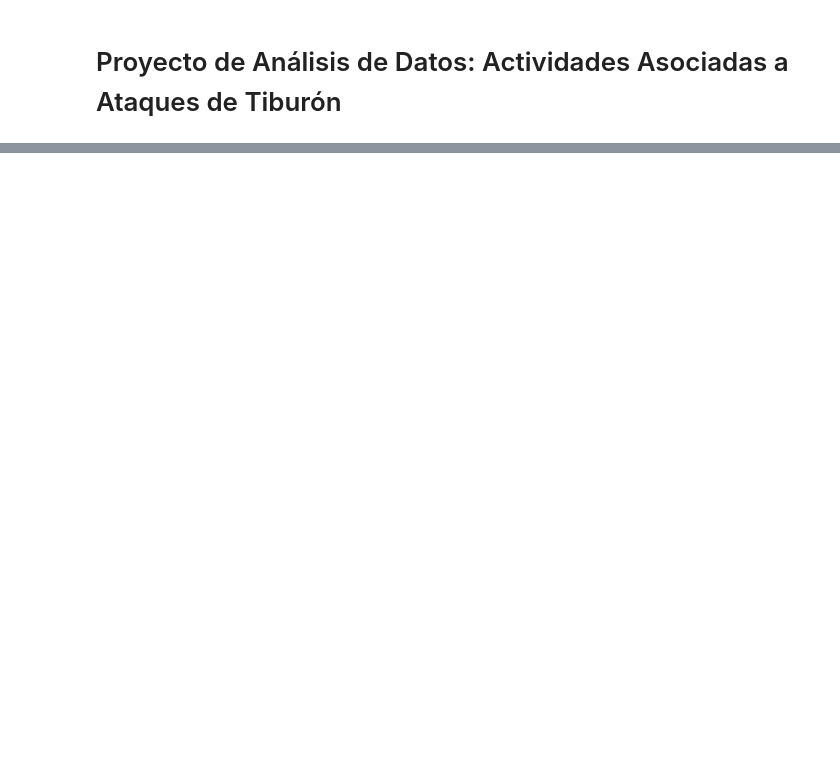
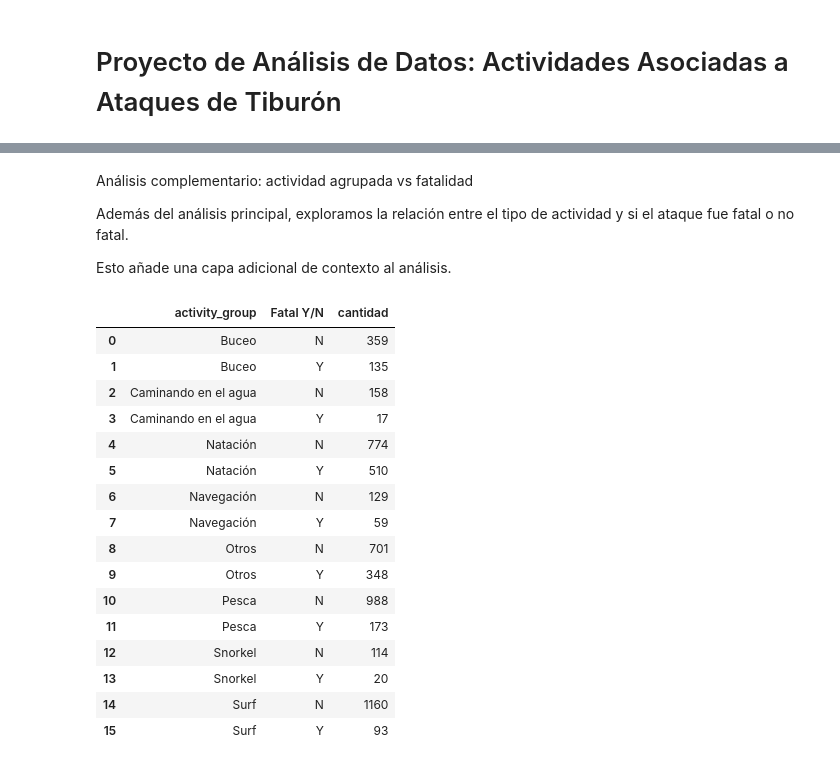
Before and after one commit to gabrieleb76-bot/Shark_Attacks_New, a Jupyter notebook: Shark_Attacks.ipynb, the cells around one changed output, grey strips where cells are left out. Cells and saved outputs as stored; diff of their text form; code cells hidden in the pictures; blank space fills up the shorter version.

```diff
--- a/Shark_Attacks.ipynb
+++ b/Shark_Attacks.ipynb
@@ -646,0 +154,2 @@ Sin embargo, es importante destacar que este análisis refleja únicamente la fr
+# %%
+df["Fatal Y/N"] = df["Fatal Y/N"].astype(str).str.strip().str.upper()
@@ -646,0 +294,27 @@ Sin embargo, es importante destacar que este análisis refleja únicamente la fr
+# %% [markdown]
+Análisis complementario: actividad agrupada vs fatalidad
+
+Además del análisis principal, exploramos la relación entre el tipo de actividad y si el ataque fue fatal o no fatal.
+
+Esto añade una capa adicional de contexto al análisis.
+# %%
+activity_fatality = df.groupby(["activity_group", "Fatal Y/N"]).size().reset_index(name="cantidad")
+activity_fatality
+# %% [output]
+|  | activity_group | Fatal Y/N | cantidad |
+| 0 | Buceo | N | 359 |
+| 1 | Buceo | Y | 135 |
+| 2 | Caminando en el agua | N | 158 |
+| 3 | Caminando en el agua | Y | 17 |
+| 4 | Natación | N | 774 |
+| 5 | Natación | Y | 510 |
+| 6 | Navegación | N | 129 |
+| 7 | Navegación | Y | 59 |
+| 8 | Otros | N | 701 |
+| 9 | Otros | Y | 348 |
+| 10 | Pesca | N | 988 |
+| 11 | Pesca | Y | 173 |
+| 12 | Snorkel | N | 114 |
+| 13 | Snorkel | Y | 20 |
+| 14 | Surf | N | 1160 |
+| 15 | Surf | Y | 93 |
```
Also changed, not shown: parts of 101 cells of this notebook.
